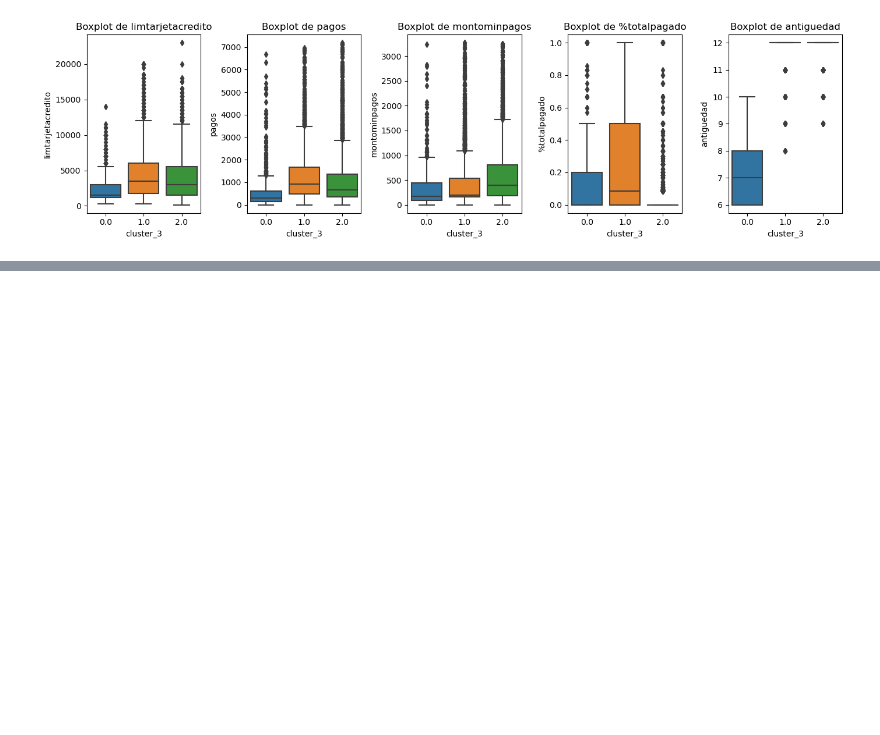
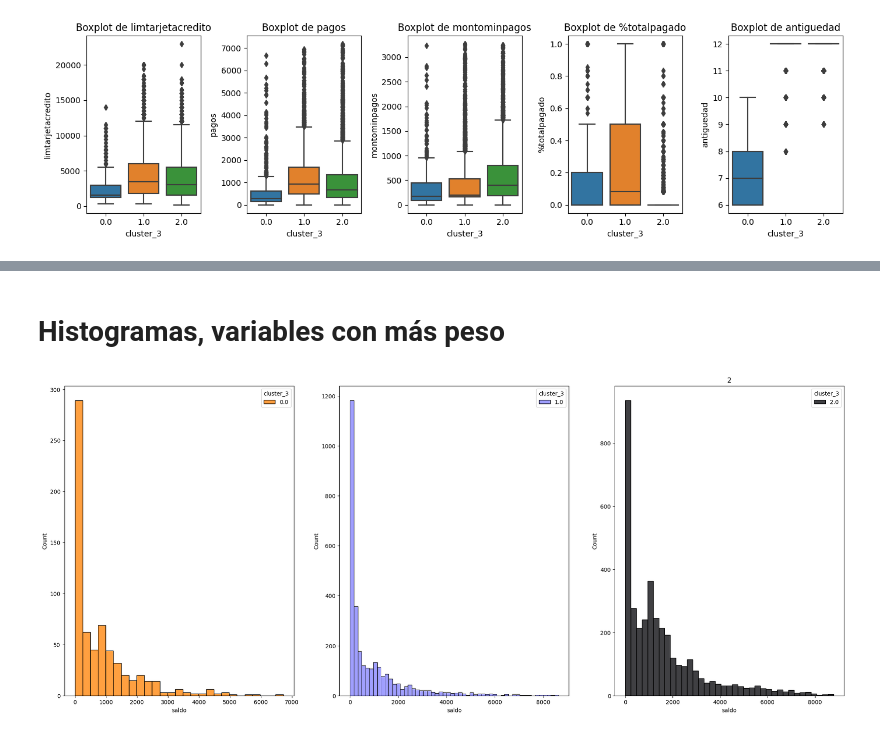
Before and after one commit to Juanisazalu/Analitica2_trabajo2, a Jupyter notebook: Interpretación_cluster.ipynb, the cells around one changed output, grey strips where cells are left out. Cells and saved outputs as stored; diff of their text form; code cells hidden in the pictures; blank space fills up the shorter version.

```diff
--- a/Interpretación_cluster.ipynb
+++ b/Interpretación_cluster.ipynb
@@ -243,0 +283,14 @@ Medias de las varibles por ca cluster
+# %% [markdown]
+# Histogramas, variables con más peso
+# %%
+pal=['autumn','cool','magma','spring','winter']
+# %%
+# Análisis de saldo
+temp_saldo = df[['cluster_3','saldo']]
+fig,axs=plt.subplots(ncols=3,figsize =(25, 10))
+
+for i in list(range(0,3)):
+    plt.title(i)
+    sns.histplot(data=temp_saldo[temp_saldo.cluster_3==i],x='saldo',hue='cluster_3',palette=pal[i],ax=axs[i],multiple='dodge')
+# %% [output]
+[figure, added]
```
Also changed, not shown: parts of 8 cells of this notebook, 1 other file.
